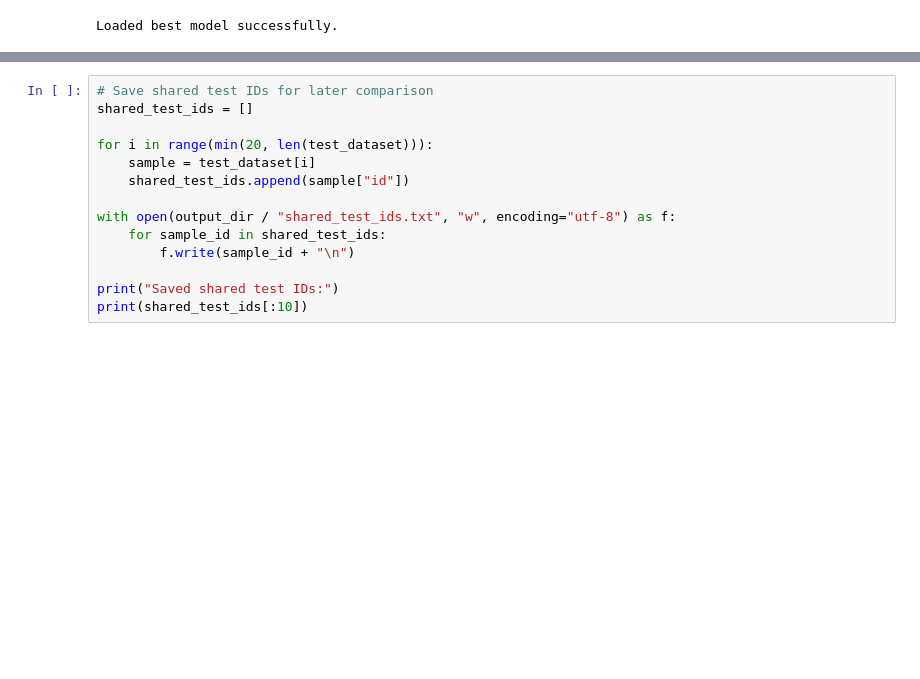
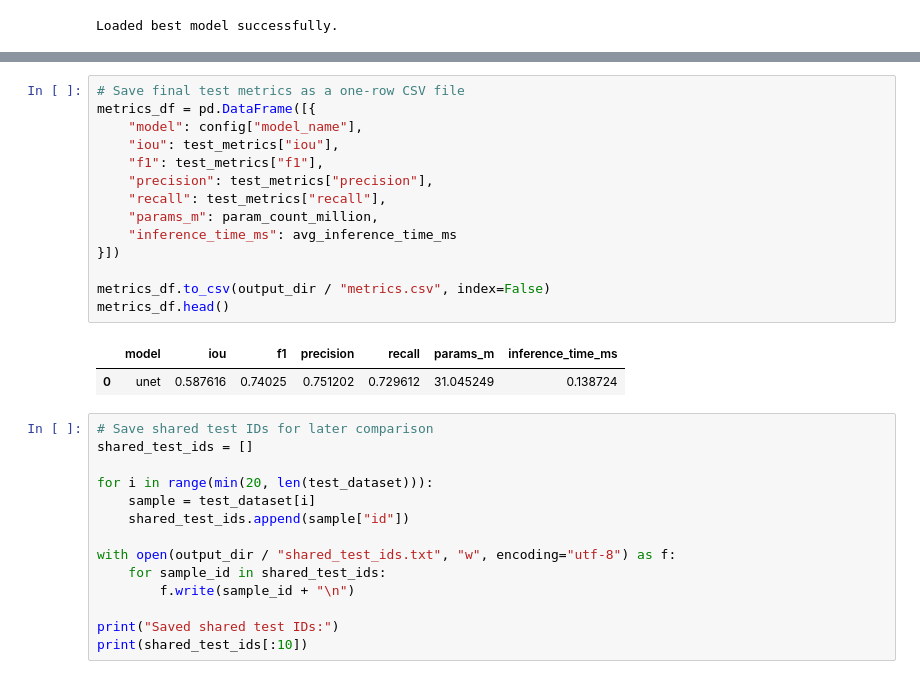
Before and after one commit to yg452-cloud/DSAN6600-final-project, a Jupyter notebook: notebooks/01_unet.ipynb, the cells around one changed output, grey strips where cells are left out. Cells and saved outputs as stored; diff of their text form; blank space fills up the shorter version.

Commit message:
update unet

```diff
--- a/notebooks/01_unet.ipynb
+++ b/notebooks/01_unet.ipynb
@@ -788,3 +646,20 @@ metrics_df.head()
+# %%
+# Save final test metrics as a one-row CSV file
+metrics_df = pd.DataFrame([{
+    "model": config["model_name"],
+    "iou": test_metrics["iou"],
+    "f1": test_metrics["f1"],
+    "precision": test_metrics["precision"],
+    "recall": test_metrics["recall"],
+    "params_m": param_count_million,
+    "inference_time_ms": avg_inference_time_ms
+}])
+
+metrics_df.to_csv(output_dir / "metrics.csv", index=False)
+metrics_df.head()
+# %% [output]
+|  | model | iou | f1 | precision | recall | params_m | inference_time_ms |
+| 0 | unet | 0.587616 | 0.74025 | 0.751202 | 0.729612 | 31.045249 | 0.138724 |
 # %%
 # Save shared test IDs for later comparison
 shared_test_ids = []
```
Also changed, not shown: parts of 23 cells of this notebook, 46 other files.
